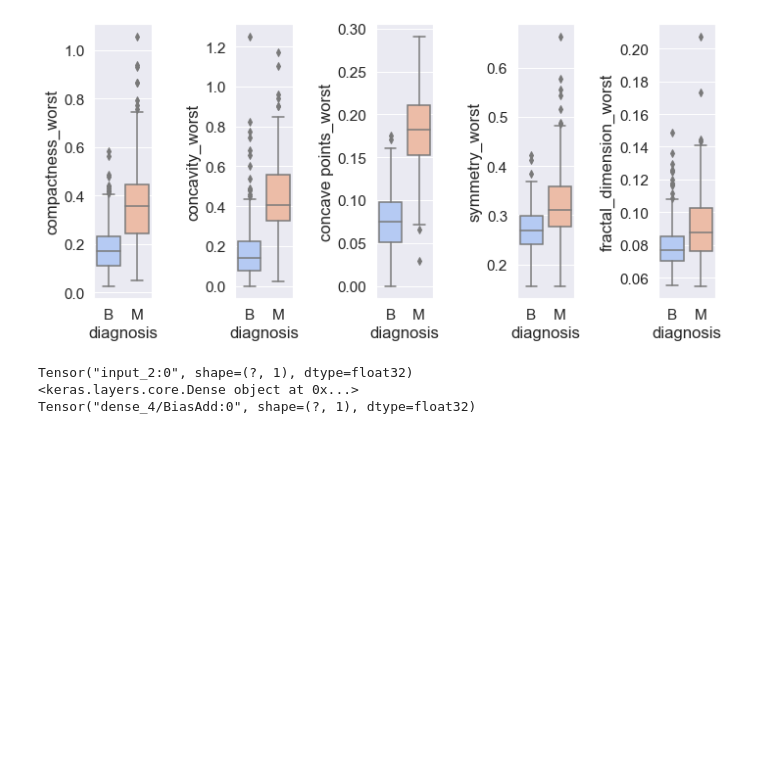
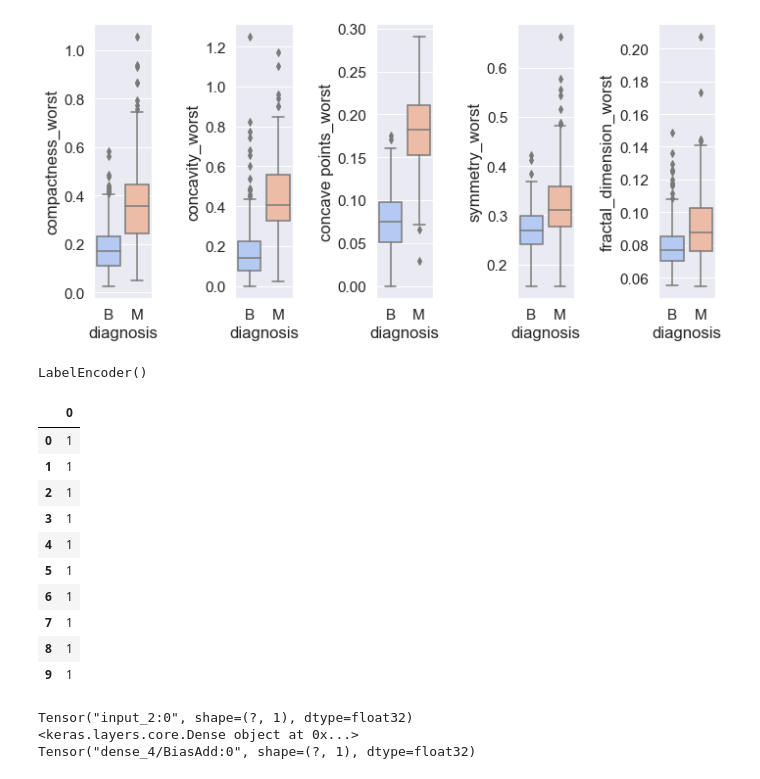
Before and after one commit to LinaSachuk/Deploying-Machine-Learning-Models, a Jupyter notebook: Breast Cancer Classification.ipynb, the cells around one changed output. Drawn from its saved outputs; the diff is of its cells as text; code cells hidden in the pictures; blank space fills up the shorter version.

Commit message:
added labelEncoder

```diff
--- a/Breast Cancer Classification.ipynb
+++ b/Breast Cancer Classification.ipynb
@@ -225,6 +225,32 @@ f.tight_layout()
 # %% [output]
 [figure]
 [figure]
+# %%
+X_norm = df_norm.drop(labels='diagnosis', axis=1)
+Y_norm = df_norm['diagnosis']
+col = X_norm.columns
+
+le = LabelEncoder()
+le.fit(Y_norm)
+# %% [output]
+LabelEncoder()
+# %%
+Y_norm = le.transform(Y_norm)
+# %%
+Y_norm = pd.DataFrame(Y_norm)
+Y_norm.head(10)
+# %% [output]
+|  | 0 |
+| 0 | 1 |
+| 1 | 1 |
+| 2 | 1 |
+| 3 | 1 |
+| 4 | 1 |
+| 5 | 1 |
+| 6 | 1 |
+| 7 | 1 |
+| 8 | 1 |
+| 9 | 1 |
 # %%
 from keras.layers import Input, Dense
 input_tensor = Input(shape = (1,))
```
